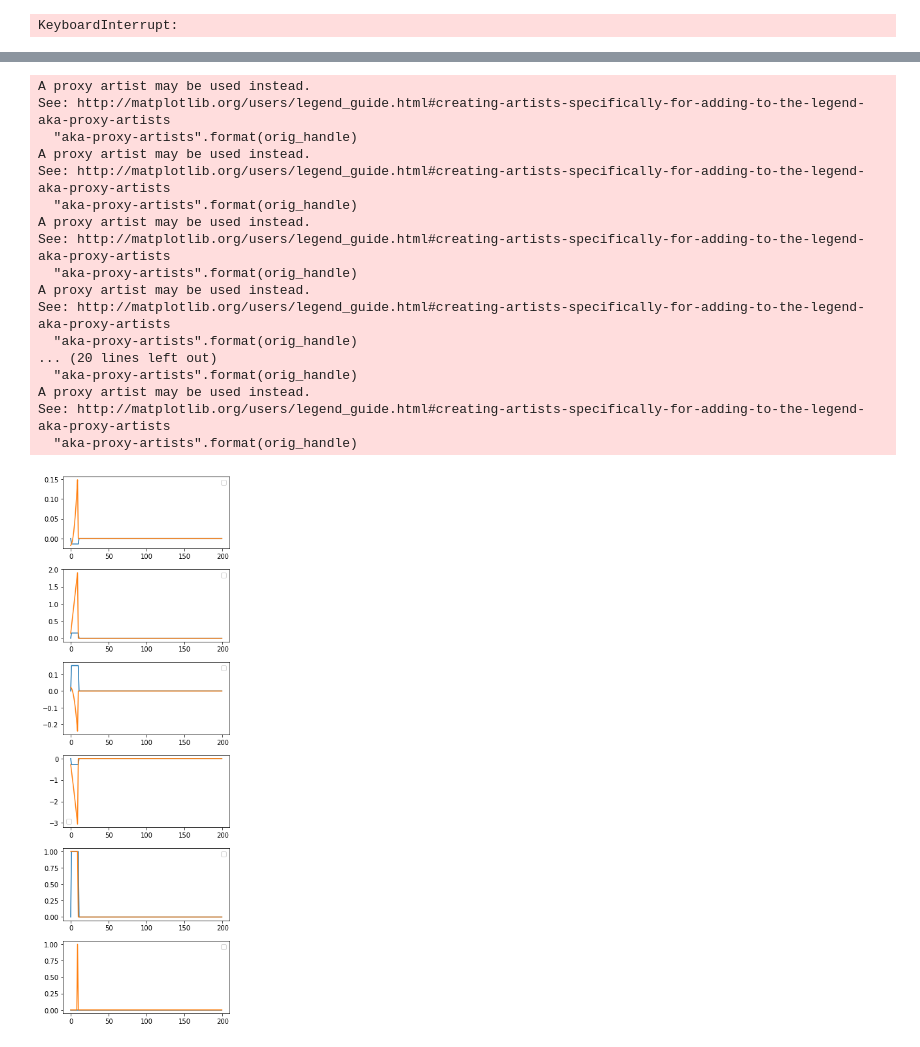
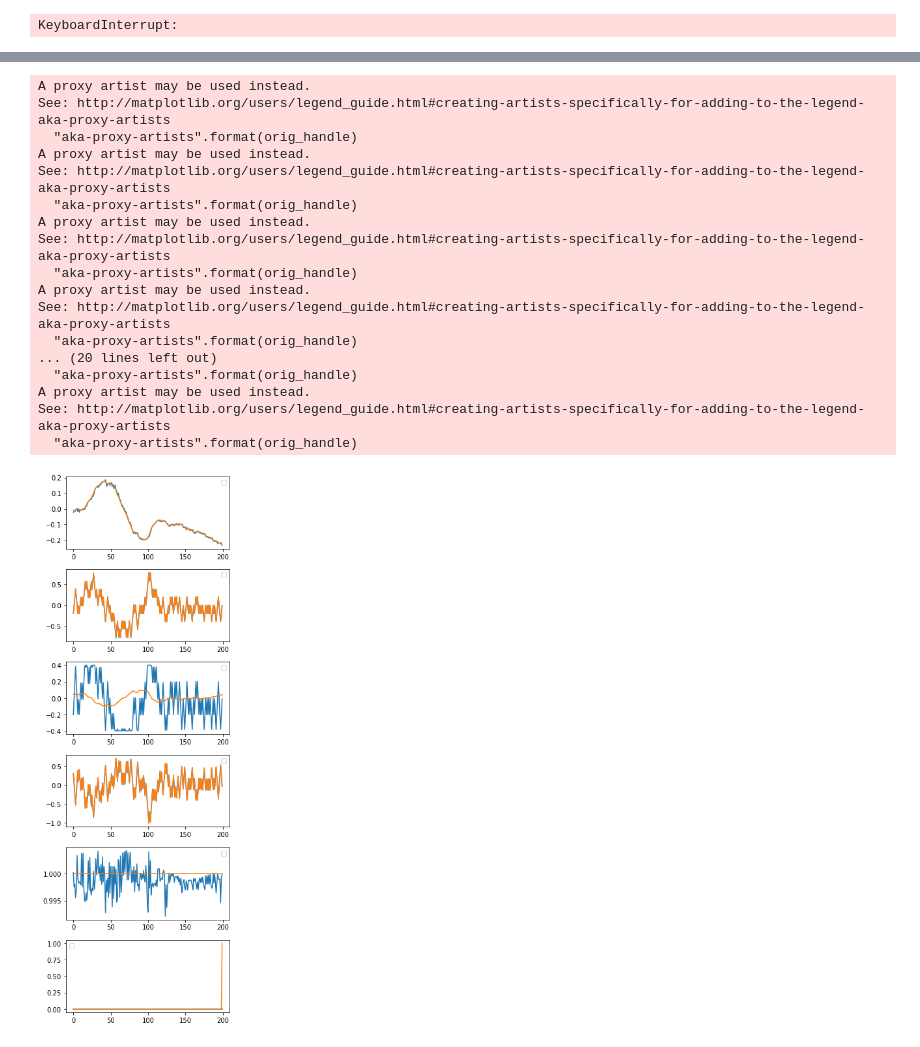
Before and after one commit to sha2nkt/QD_learning, a Jupyter notebook: sample_effient_net/main_run.ipynb, the cells around one changed output, grey strips where cells are left out. Drawn from its saved outputs; the diff is of its cells as text; code cells hidden in the pictures.

```diff
--- a/sample_effient_net/main_run.ipynb
+++ b/sample_effient_net/main_run.ipynb
@@ -276,7 +276,7 @@ def test(num_episodes):
     return (total_reward/num_episodes)
 # %%
 real_episodes = 0
-trainPolicy(100)
+trainPolicy(200)
 real_episodes += 100
 data, targets = create_dataset(xs, action_seq, next_xs, rs, ds)
 trainModel(dynamics_model, data, targets, epochs)
@@ -289,7 +289,7 @@ i = 0
 solved = False
 
 # while (not solved):
-for i in range(500):
+for i in range(300):
     if (i % 2 == 0):
         ## 20 fake episodes
         trainPolicy(40, False)
@@ -360,8 +360,7 @@ while (not d):
     tState[i,3] = nS[3]
     tState[i,4] = r
     tState[i,5] = d*1
-    i+=1
-    print (i)
+
     next_state_p, reward, done = stepModel(policy, s, action)
     state = next_state_p.data.numpy()
     state = state[0]
@@ -376,6 +375,10 @@ while (not d):
     pState[i,4] = reward
     pState[i,5] = done*1
 
+    s = nS
+    i+=1
+    print (i)
+
 plt.figure(figsize=(8, 12))
 for i in range(6):
     plt.subplot(6, 2, 2*i + 1)
@@ -398,18 +408,18 @@ plt.tight_layout()
 A proxy artist may be used instead.
 See: http://matplotlib.org/users/legend_guide.html#creating-artists-specifically-for-adding-to-the-legend-aka-proxy-artists
   "aka-proxy-artists".format(orig_handle)
 A proxy artist may be used instead.
 See: http://matplotlib.org/users/legend_guide.html#creating-artists-specifically-for-adding-to-the-legend-aka-proxy-artists
   "aka-proxy-artists".format(orig_handle)
 A proxy artist may be used instead.
 See: http://matplotlib.org/users/legend_guide.html#creating-artists-specifically-for-adding-to-the-legend-aka-proxy-artists
   "aka-proxy-artists".format(orig_handle)
 A proxy artist may be used instead.
 See: http://matplotlib.org/users/legend_guide.html#creating-artists-specifically-for-adding-to-the-legend-aka-proxy-artists
   "aka-proxy-artists".format(orig_handle)
 ... (20 lines left out)
   "aka-proxy-artists".format(orig_handle)
 A proxy artist may be used instead.
 See: http://matplotlib.org/users/legend_guide.html#creating-artists-specifically-for-adding-to-the-legend-aka-proxy-artists
   "aka-proxy-artists".format(orig_handle)
-[figure, old version]
+[figure, new version]
```
Also changed, not shown: parts of 3 cells of this notebook.
